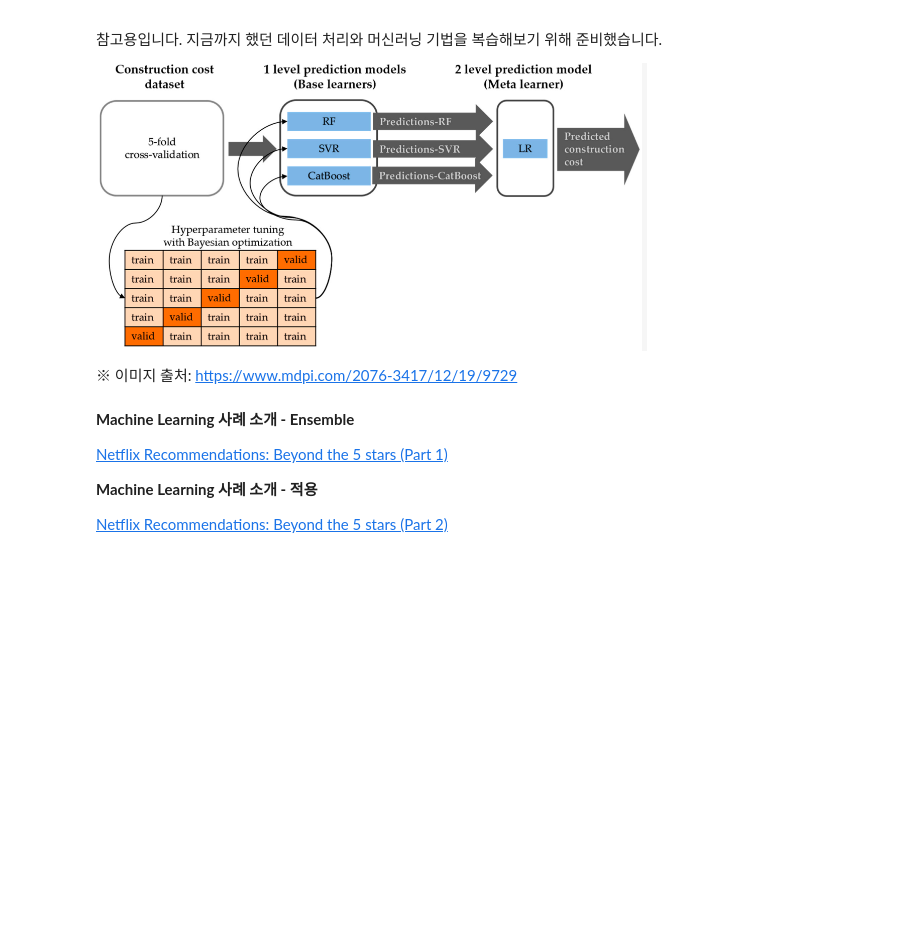
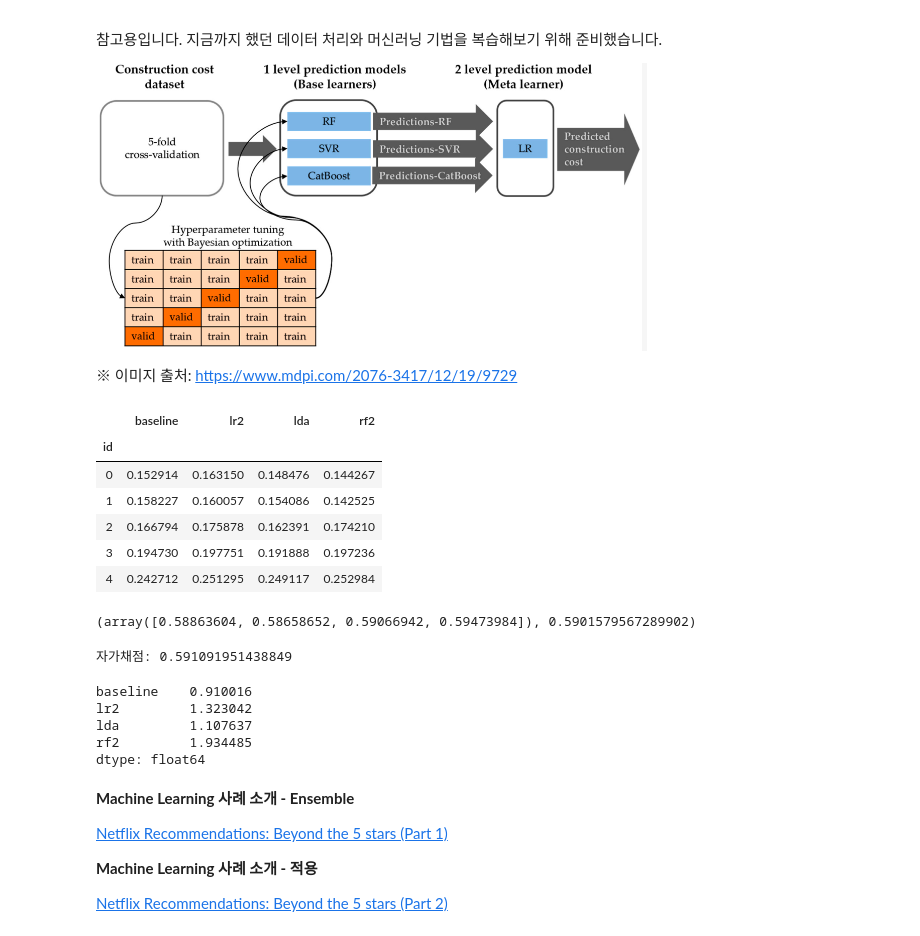
Before and after one commit to sunkusun9/ds_lv3_2606, a Jupyter notebook: sec_ds_lv3_prob1_kaggle.ipynb, the cells around one changed output. Drawn from its saved outputs; the diff is of its cells as text; code cells hidden in the pictures; blank space fills up the shorter version.

```diff
--- a/sec_ds_lv3_prob1_kaggle.ipynb
+++ b/sec_ds_lv3_prob1_kaggle.ipynb
@@ -426,6 +599,60 @@ LDA + Baseline
 ![image.png](embedded-picture-1)
 
 ※ 이미지 출처: https://www.mdpi.com/2076-3417/12/19/9729
+# %%
+# cross_val_predict: OOF(Out-Of-Fold,  겹외)셋의 predict_proba를 모아 순서에 맞게 구해줍니다.
+from sklearn.model_selection import cross_val_predict
+
+
+# 메타 모델이 접하게되는 데이터는 1차 모델의 예측 결과 인데,
+# 일반화 성능을 높이려면 이 데이터의 분포가 학습하지 않았던 데이터의 분포와 비슷해야 합니다.
+# 학습에 사용되지 않았던 겹외셋의 예측 결과 사용하여,
+# 이렇게 데이터의 분포를 실제 예측시의 분포와 최대한 유사하게 해줍니다.
+df_cv = pd.concat([
+    pd.Series(
+        cross_val_predict(
+            clf, df_train[X_all], df_train['failure'], groups = df_train['product_code'], cv = gkf, method='predict_proba'
+        )[:, 1], index = df_train.index, name = name
+    )
+    for name, clf in models
+], axis=1)
+df_cv.head()
+# %% [output]
+|  | baseline | lr2 | lda | rf2 |
+| id |  |  |  |  |
+| 0 | 0.152914 | 0.163150 | 0.148476 | 0.144267 |
+| 1 | 0.158227 | 0.160057 | 0.154086 | 0.142525 |
+| 2 | 0.166794 | 0.175878 | 0.162391 | 0.174210 |
+| 3 | 0.194730 | 0.197751 | 0.191888 | 0.197236 |
+| 4 | 0.242712 | 0.251295 | 0.249117 | 0.252984 |
+# %%
+from sklearn.model_selection import cross_val_score
+# 메타 모델을 검증을 해봅니다. 메타 모델: LogisticRegression
+clf_meta_lr = LogisticRegression(solver = 'lbfgs')
+# 메타 모델은 Logistic Regression을 사용해 봅니다.
+# df_cv failure 변수로  검증을 할 수 있습니다.
+scores = cross_val_score(
+    clf_meta_lr, df_cv, df_train['failure'], groups = df_train['product_code'], scoring = 'roc_auc', cv = gkf
+)
+scores, np.mean(scores)
+# %% [output]
+(array([0.58863604, 0.58658652, 0.59066942, 0.59473984]), 0.5901579567289902)
+# %%
+# 메타 모델을 df_cv로 학습 시키고, 테스트 메타 모델 데이터로 예측을 합니다.
+# 메타모델의 입력으로,
+# 전체데이터를 학습하고 테스트데이터를 예측한 Voting에서 사용한 셋을 사용합니다.
+prd = clf_meta_lr.fit(df_cv, df_train['failure']).predict_proba(df_vt)[:, 1]
+print("자가채점: {}".format(roc_auc_score(s_kaggle_ans, prd)))
+# %% [output]
+자가채점: 0.591091951438849
+# %%
+pd.Series(clf_meta_lr.coef_.flatten(), index = df_cv.columns)
+# %% [output]
+baseline    0.910016
+lr2         1.323042
+lda         1.107637
+rf2         1.934485
+dtype: float64
 # %% [markdown]
 **Machine Learning 사례 소개 - Ensemble**
 
```
Also changed, not shown: parts of 20 cells of this notebook.
